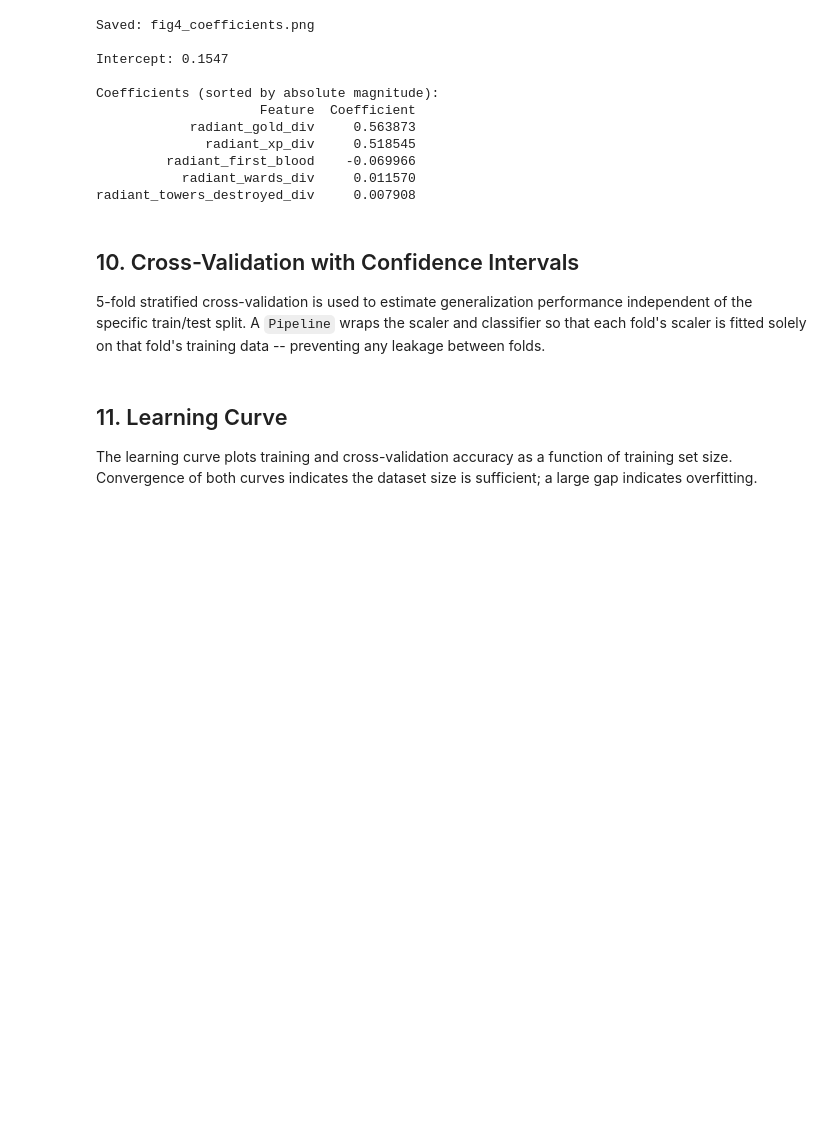
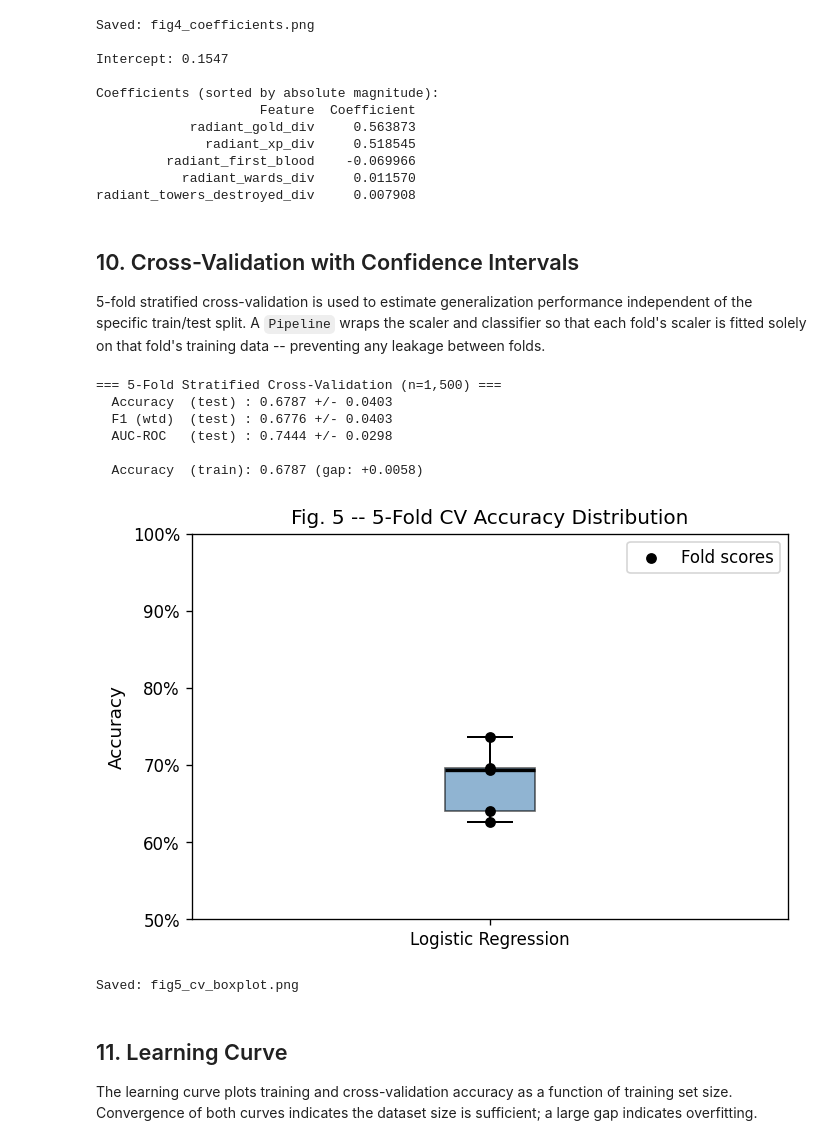
Before and after one commit to AndiStructible/DotaData, a Jupyter notebook: MLDota.ipynb, the cells around one changed output. Saved outputs shown, nothing was run; the diff lists cells and outputs as text; code cells hidden in the pictures; blank space fills up the shorter version.

```diff
--- a/MLDota.ipynb
+++ b/MLDota.ipynb
@@ -327,42 +331,7 @@ Radiant Wins (1)       0.53      1.00      0.69       159
 # %%
-param_grid_lr = {
-    'lr__C'     : [0.001, 0.01, 0.1, 0.5, 1.0, 5.0, 10.0, 100.0],
-    'lr__solver': ['lbfgs', 'liblinear'],
-}
-
-pipe_gs = Pipeline([
-    ('scaler', StandardScaler()),
-    ('lr', LogisticRegression(max_iter=1000, random_state=RANDOM_STATE))
-])
-
-cv_gs = StratifiedKFold(n_splits=5, shuffle=True, random_state=RANDOM_STATE)
-
-grid_search_lr = GridSearchCV(
-    pipe_gs,
-    param_grid_lr,
-    cv=cv_gs,
-    scoring='roc_auc',
-    n_jobs=-1,
-    verbose=0,
-    refit=True
-)
-# Pass unscaled X_train -- the Pipeline handles scaling per fold internally
-grid_search_lr.fit(X_train, y_train)
-
-print("=== GridSearchCV Results (Logistic Regression) ===")
-print(f"  Best AUC-ROC (CV) : {grid_search_lr.best_score_:.4f}")
-print(f"  Best parameters   :")
-for k, v in grid_search_lr.best_params_.items():
-    print(f"    {k:15s}: {v}")
-
-# Extract best hyperparameters for use in all downstream cells
-best_C      = grid_search_lr.best_params_['lr__C']
-best_solver = grid_search_lr.best_params_['lr__solver']
-
-# Fit final model on globally-scaled training data using best hyperparameters
 model = LogisticRegression(
-    C=best_C,
-    solver=best_solver,
+    solver='lbfgs',
+    C=1.0,
     max_iter=1000,
     random_state=RANDOM_STATE
 )
@@ -375,7 +344,7 @@ y_prob_test  = model.predict_proba(X_test_sc)[:, 1]  # P(Radiant wins)
 train_acc = accuracy_score(y_train, y_pred_train)
 test_acc  = accuracy_score(y_test,  y_pred_test)
 
-print(f"\n=== Final Model (C={best_C}, solver={best_solver}) ===")
+print("=== Logistic Regression -- Training Summary ===")
 print(f"  Converged in : {model.n_iter_[0]} iterations")
 print(f"  Train Accuracy : {train_acc:.4f}")
 print(f"  Test  Accuracy : {test_acc:.4f}")
@@ -502,7 +477,7 @@ radiant_towers_destroyed_div     0.007908
 # Pipeline ensures the scaler is refitted inside every CV fold (no leakage)
 pipe_cv = Pipeline([
     ('scaler', StandardScaler()),
-    ('lr', LogisticRegression(C=best_C, solver=best_solver, max_iter=1000, random_state=RANDOM_STATE))
+    ('lr', LogisticRegression(solver='lbfgs', C=1.0, max_iter=1000, random_state=RANDOM_STATE))
 ])
 
 cv = StratifiedKFold(n_splits=5, shuffle=True, random_state=RANDOM_STATE)
@@ -525,34 +500,43 @@ f1_mean   = cv_results['test_f1_weighted'].mean()
 f1_std    = cv_results['test_f1_weighted'].std()
 auc_mean  = cv_results['test_roc_auc'].mean()
 auc_std   = cv_results['test_roc_auc'].std()
 
 print("=== 5-Fold Stratified Cross-Validation (n=1,500) ===")
 print(f"  Accuracy  (test) : {acc_mean:.4f} +/- {acc_std:.4f}")
 print(f"  F1 (wtd)  (test) : {f1_mean:.4f} +/- {f1_std:.4f}")
 print(f"  AUC-ROC   (test) : {auc_mean:.4f} +/- {auc_std:.4f}")
-print(f"\n  Accuracy  (train): {cv_results['train_accuracy'].mean():.4f} "
+print(f"\n  Accuracy  (train): {cv_results['test_accuracy'].mean():.4f} "
       f"(gap: {cv_results['train_accuracy'].mean() - acc_mean:+.4f})")
 
 # Box plot of per-fold accuracy scores
 fig, ax = plt.subplots(figsize=(6, 4))
 ax.boxplot(
     cv_results['test_accuracy'], vert=True, patch_artist=True,
     boxprops=dict(facecolor='steelblue', alpha=0.6),
     medianprops=dict(color='black', linewidth=2),
     whiskerprops=dict(linewidth=1.2),
     capprops=dict(linewidth=1.2)
 )
 ax.scatter([1] * 5, cv_results['test_accuracy'], color='black', zorder=5, s=30, label='Fold scores')
 ax.set_xticklabels(['Logistic Regression'])
 ax.set_ylabel('Accuracy')
 ax.set_title('Fig. 5 -- 5-Fold CV Accuracy Distribution')
 ax.set_ylim(0.5, 1.0)
 ax.yaxis.set_major_formatter(plt.FuncFormatter(lambda x, _: f'{x:.0%}'))
 ax.legend()
 plt.tight_layout()
 plt.savefig('fig5_cv_boxplot.png', dpi=SAVE_DPI, bbox_inches='tight')
 plt.show()
 print("Saved: fig5_cv_boxplot.png")
+# %% [output]
+=== 5-Fold Stratified Cross-Validation (n=1,500) ===
+  Accuracy  (test) : 0.6787 +/- 0.0403
+  F1 (wtd)  (test) : 0.6776 +/- 0.0403
+  AUC-ROC   (test) : 0.7444 +/- 0.0298
+
+  Accuracy  (train): 0.6787 (gap: +0.0058)
+[figure, added]
+Saved: fig5_cv_boxplot.png
 # %% [markdown]
 ## 11. Learning Curve
 
```
Also changed, not shown: parts of 5 cells of this notebook.
